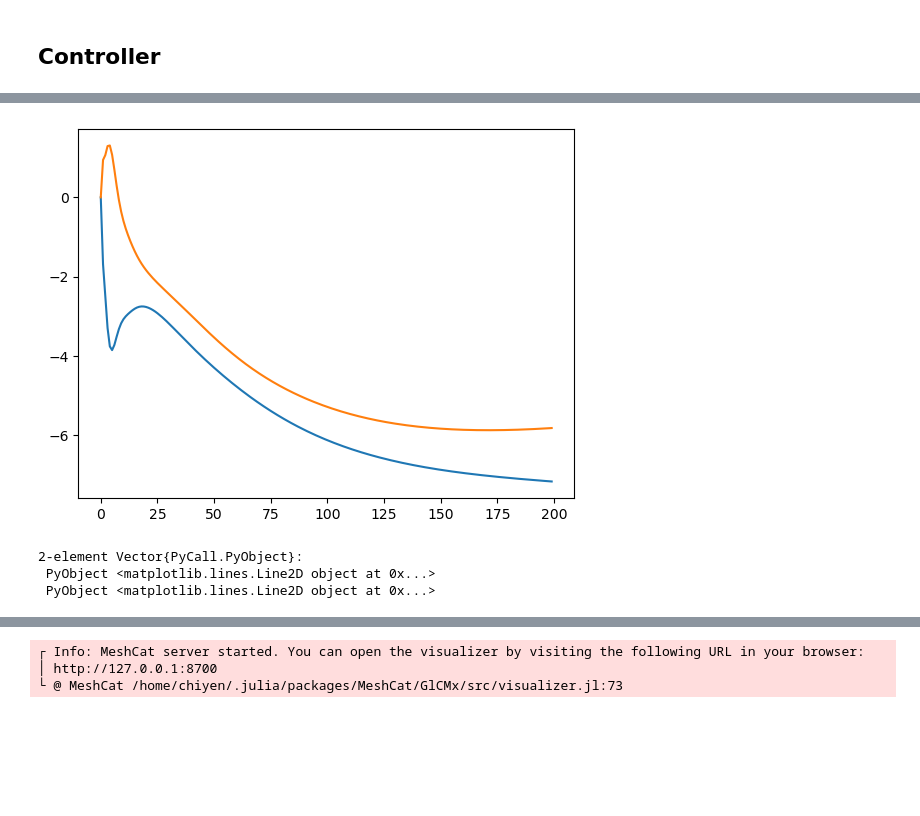
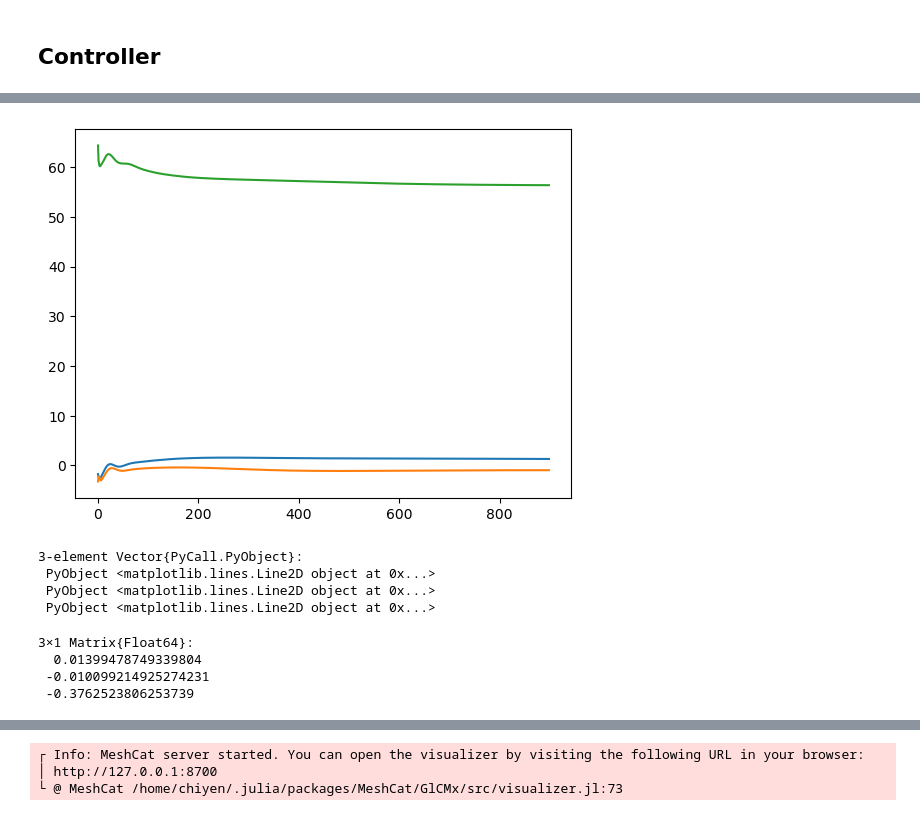
Before and after one commit to ChiyenLee/QuadrupedBalance.jl, a Jupyter notebook: notebooks/Centroidal_model.jl.ipynb, the cells around one changed output, grey strips where cells are left out. Cells and saved outputs as stored; diff of their text form; code cells hidden in the pictures; blank space fills up the shorter version.

```diff
--- a/notebooks/Centroidal_model.jl.ipynb
+++ b/notebooks/Centroidal_model.jl.ipynb
@@ -479,11 +421,29 @@ legend()
 PyObject <matplotlib.legend.Legend object at 0x...>
 # %%
 t_ind = 900
-# plot(fs[1:t_ind,10:11] .+ controller.f_des[10:11]')
-# plot(-λs[2:t_ind, 1:3])
-plot(fs[1:200,[3,12]])
+plot(-λs[2:t_ind, 1:3])
 # %% [output]
-[figure, old version]
+[figure, new version]
-2-element Vector{PyCall.PyObject}:
+3-element Vector{PyCall.PyObject}:
  PyObject <matplotlib.lines.Line2D object at 0x...>
  PyObject <matplotlib.lines.Line2D object at 0x...>
+ PyObject <matplotlib.lines.Line2D object at 0x...>
+# %%
+let
+    n = 200
+    s_i = 4000
+    H = zeros(3*200, 3)
+    b = zeros(3*200, 1)
+    for i in 1:n
+        f_sum = -(λs[i+s_i,1:3] + λs[i+s_i,4:6])
+        H[((i-1)*3+1):i*3,:] = QB.hat(f_sum)
+        p=QB.fk_world(xs[i+s_i,:])[foot_indices]
+        b[((i-1)*3+1):i*3]= -(QB.hat(p[1:3])*λs[i+s_i,1:3] + QB.hat(p[4:6])*λs[i+s_i,4:6])
+    end
+    c = pinv(H) * b
+end
+# %% [output]
+3×1 Matrix{Float64}:
+  0.01399478749339804
+ -0.010099214925274231
+ -0.3762523806253739
```
Also changed, not shown: parts of 9 cells of this notebook, 17 other files.
